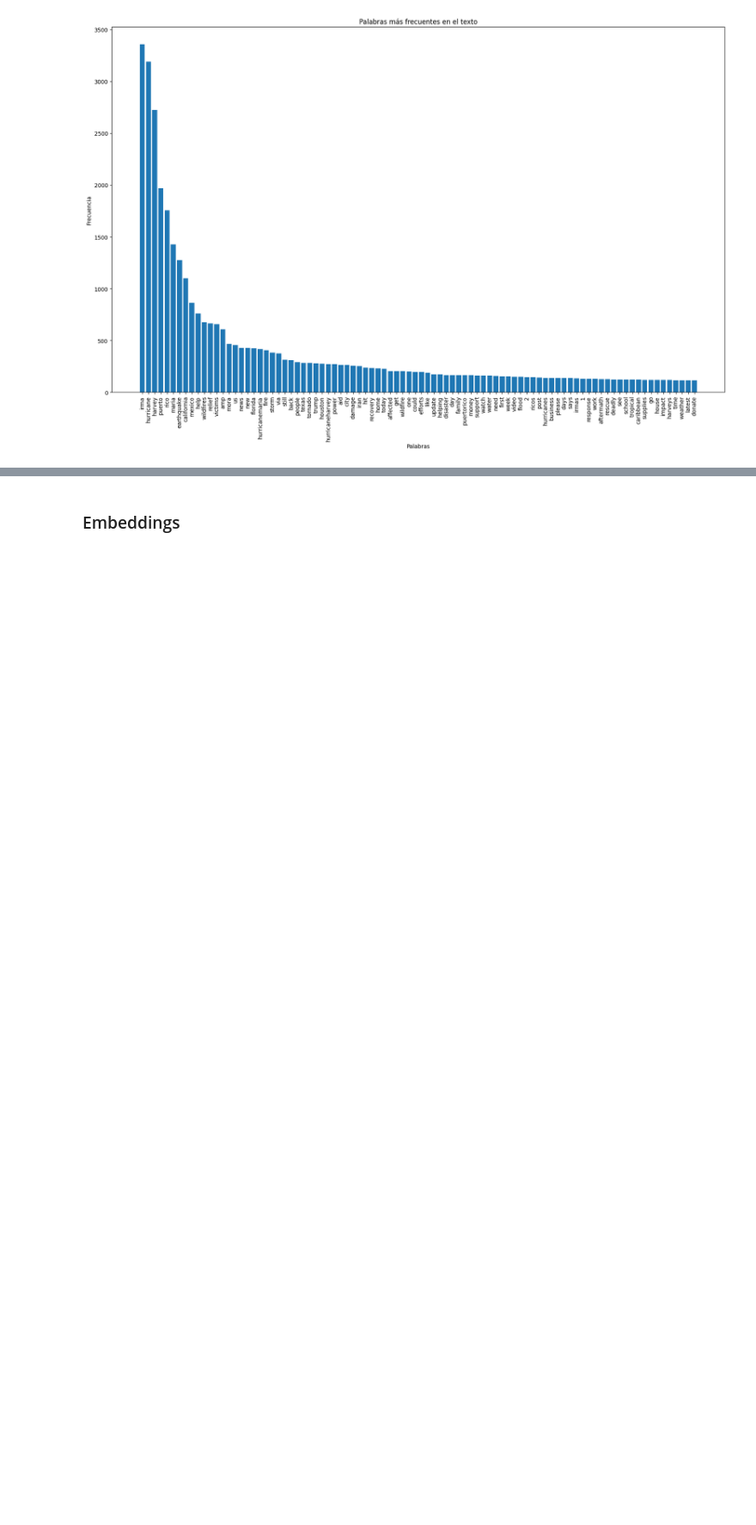
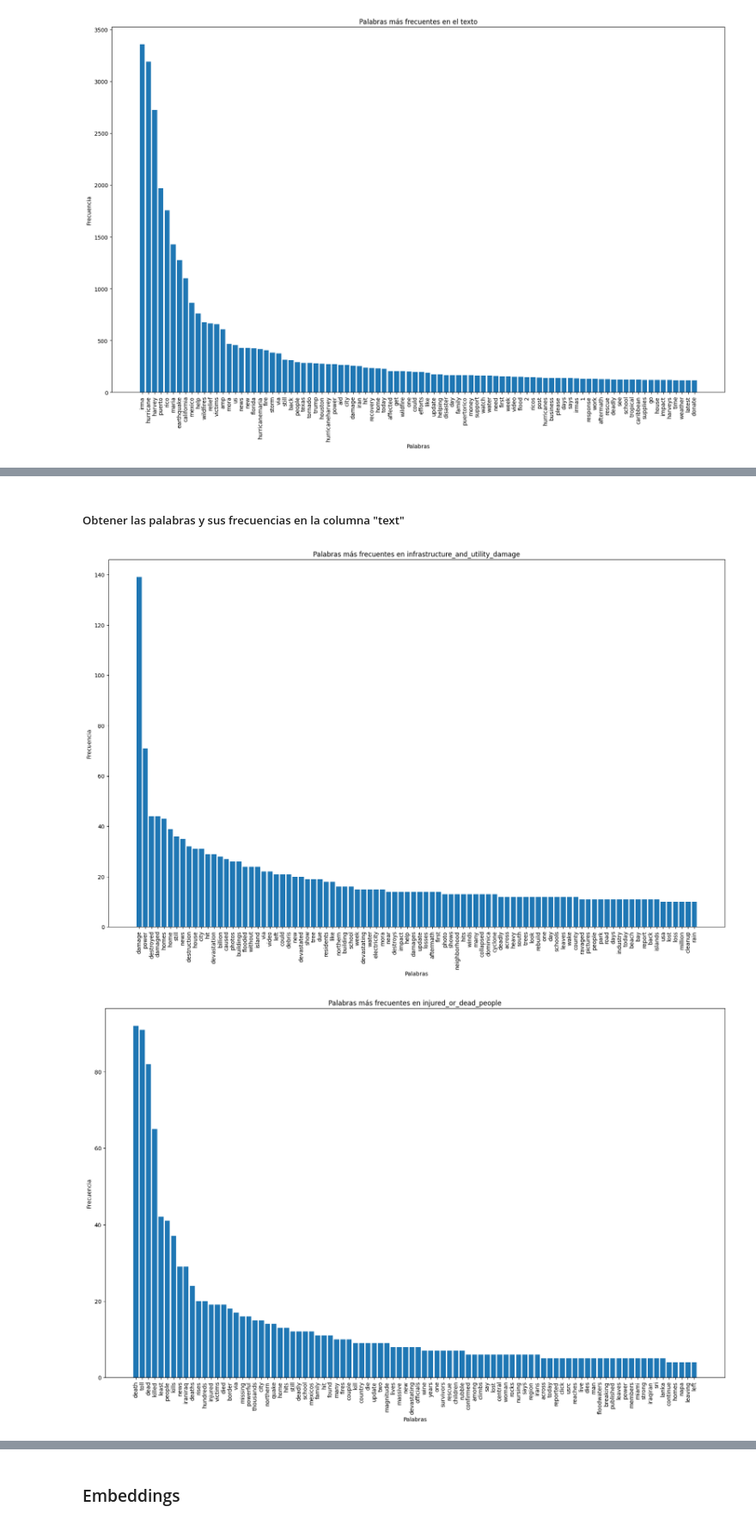
Before and after one commit to Stevennns/Proyecto-Mineria-de-datos-2023-1, a Jupyter notebook: all_data.ipynb, the cells around one changed output, grey strips where cells are left out. Shown at 86% size. Drawn from its saved outputs; the diff is of its cells as text; code cells hidden in the pictures; blank space fills up the shorter version.

Commit message:
Graficos de palabras

```diff
--- a/all_data.ipynb
+++ b/all_data.ipynb
@@ -793,0 +796,4 @@ plt.show()
+# %%
+a=df[df["text_human"] == 'affected_individuals']
+df["text_human"][1]
+a.head(5)
@@ -793,0 +807,23 @@ plt.show()
+# %% [markdown]
+##### Obtener las palabras y sus frecuencias en la columna "text"
+# %%
+def conteo_por_text_human(df):
+    text_human_list = df['text_human'].unique().tolist()
+    for text_human in text_human_list:
+        a=df[df["text_human"] == text_human]
+        words1 = a['text'].apply(clean_and_tokenize2).explode()
+        word_counts1 = Counter(words1)
+        top_words = word_counts1.most_common(90)
+        # crear el gráfico de barras
+        plt.figure(figsize=(20,12))
+        plt.bar(*zip(*top_words))
+        plt.xlabel('Palabras')
+        plt.ylabel('Frecuencia')
+        plt.title(f'Palabras más frecuentes en {text_human}')
+        plt.xticks(rotation=90)
+        plt.show()
+
+conteo_por_text_human(df)
+# %% [output]
+[figure, added]
+[figure, added]
```
Also changed, not shown: parts of 6 cells of this notebook.
